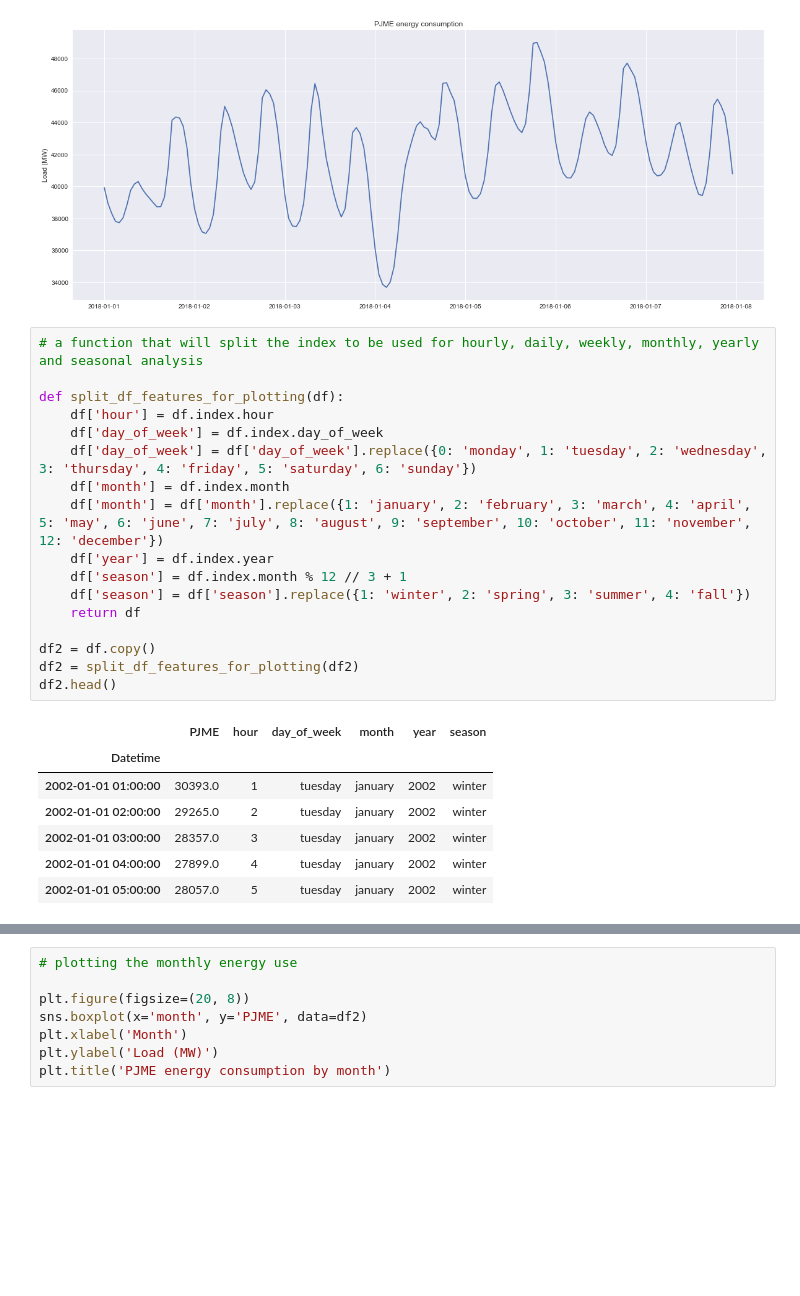
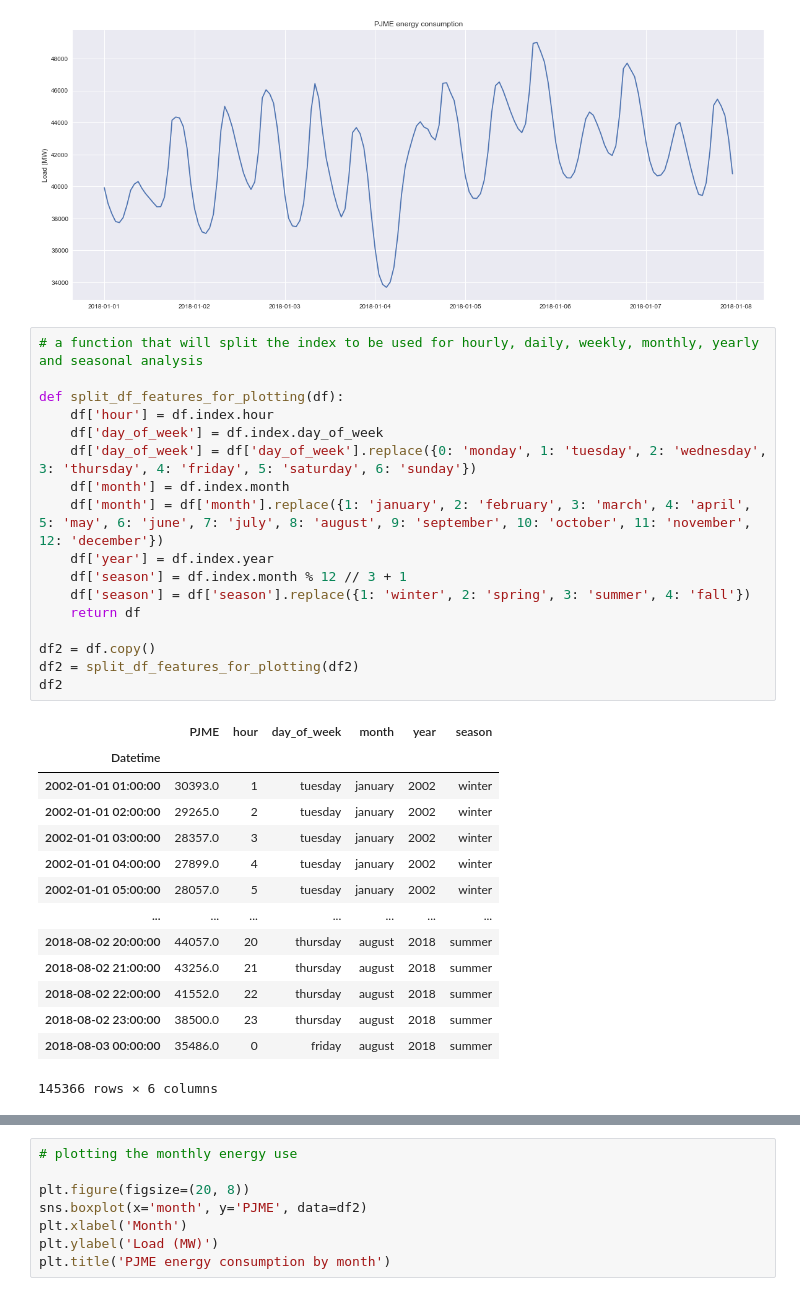
Before and after one commit to raid-teyar/EneregyConsumption, a Jupyter notebook: energy_consumption.ipynb, the cells around one changed output, grey strips where cells are left out. Saved outputs shown, nothing was run; the diff lists cells and outputs as text; blank space fills up the shorter version.

```diff
--- a/energy_consumption.ipynb
+++ b/energy_consumption.ipynb
@@ -110,26 +91,33 @@ plt.show()
 # %%
 # a function that will split the index to be used for hourly, daily, weekly, monthly, yearly and seasonal analysis
 
 def split_df_features_for_plotting(df):
     df['hour'] = df.index.hour
     df['day_of_week'] = df.index.day_of_week
     df['day_of_week'] = df['day_of_week'].replace({0: 'monday', 1: 'tuesday', 2: 'wednesday', 3: 'thursday', 4: 'friday', 5: 'saturday', 6: 'sunday'})
     df['month'] = df.index.month
     df['month'] = df['month'].replace({1: 'january', 2: 'february', 3: 'march', 4: 'april', 5: 'may', 6: 'june', 7: 'july', 8: 'august', 9: 'september', 10: 'october', 11: 'november', 12: 'december'})
     df['year'] = df.index.year
     df['season'] = df.index.month % 12 // 3 + 1
     df['season'] = df['season'].replace({1: 'winter', 2: 'spring', 3: 'summer', 4: 'fall'})
     return df
 
 df2 = df.copy()
 df2 = split_df_features_for_plotting(df2)
-df2.head()
+df2
 # %% [output]
 |  | PJME | hour | day_of_week | month | year | season |
 | Datetime |  |  |  |  |  |  |
 | 2002-01-01 01:00:00 | 30393.0 | 1 | tuesday | january | 2002 | winter |
 | 2002-01-01 02:00:00 | 29265.0 | 2 | tuesday | january | 2002 | winter |
 | 2002-01-01 03:00:00 | 28357.0 | 3 | tuesday | january | 2002 | winter |
 | 2002-01-01 04:00:00 | 27899.0 | 4 | tuesday | january | 2002 | winter |
 | 2002-01-01 05:00:00 | 28057.0 | 5 | tuesday | january | 2002 | winter |
+| ... | ... | ... | ... | ... | ... | ... |
+| 2018-08-02 20:00:00 | 44057.0 | 20 | thursday | august | 2018 | summer |
+| 2018-08-02 21:00:00 | 43256.0 | 21 | thursday | august | 2018 | summer |
+| 2018-08-02 22:00:00 | 41552.0 | 22 | thursday | august | 2018 | summer |
+| 2018-08-02 23:00:00 | 38500.0 | 23 | thursday | august | 2018 | summer |
+| 2018-08-03 00:00:00 | 35486.0 | 0 | friday | august | 2018 | summer |
+145366 rows × 6 columns
 # %%
```
Also changed, not shown: parts of 19 cells of this notebook, 1 other file.
